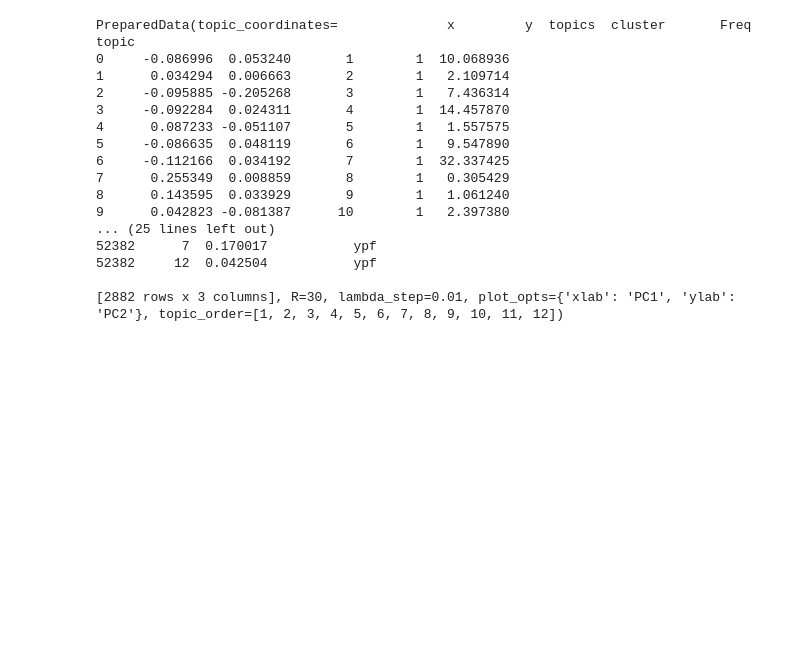
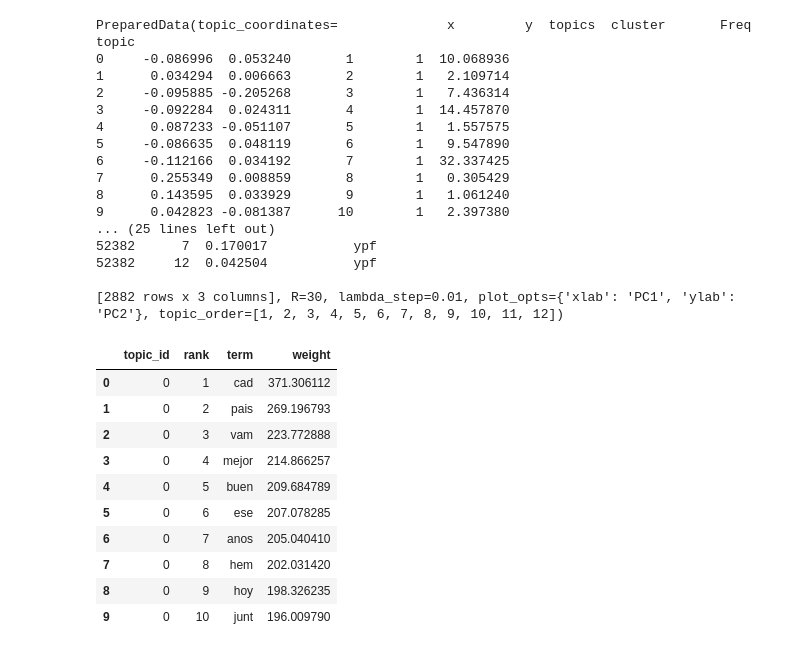
Before and after one commit to CharlyEstudio/data-science-portfolio, a Jupyter notebook: nlp_avanzado/m02_data_mining_mf_vs_topic_modeling/notebooks/reto.ipynb, the cells around one changed output. Drawn from its saved outputs; the diff is of its cells as text; code cells hidden in the pictures; blank space fills up the shorter version.

```diff
--- a/nlp_avanzado/m02_data_mining_mf_vs_topic_modeling/notebooks/reto.ipynb
+++ b/nlp_avanzado/m02_data_mining_mf_vs_topic_modeling/notebooks/reto.ipynb
@@ -292,3 +292,17 @@ topic
 52382     12  0.042504           ypf
 
 [2882 rows x 3 columns], R=30, lambda_step=0.01, plot_opts={'xlab': 'PC1', 'ylab': 'PC2'}, topic_order=[1, 2, 3, 4, 5, 6, 7, 8, 9, 10, 11, 12])
+# %%
+df_topics.head(10)
+# %% [output]
+|  | topic_id | rank | term | weight |
+| 0 | 0 | 1 | cad | 371.306112 |
+| 1 | 0 | 2 | pais | 269.196793 |
+| 2 | 0 | 3 | vam | 223.772888 |
+| 3 | 0 | 4 | mejor | 214.866257 |
+| 4 | 0 | 5 | buen | 209.684789 |
+| 5 | 0 | 6 | ese | 207.078285 |
+| 6 | 0 | 7 | anos | 205.040410 |
+| 7 | 0 | 8 | hem | 202.031420 |
+| 8 | 0 | 9 | hoy | 198.326235 |
+| 9 | 0 | 10 | junt | 196.009790 |
```
Also changed, not shown: parts of 7 cells of this notebook.
